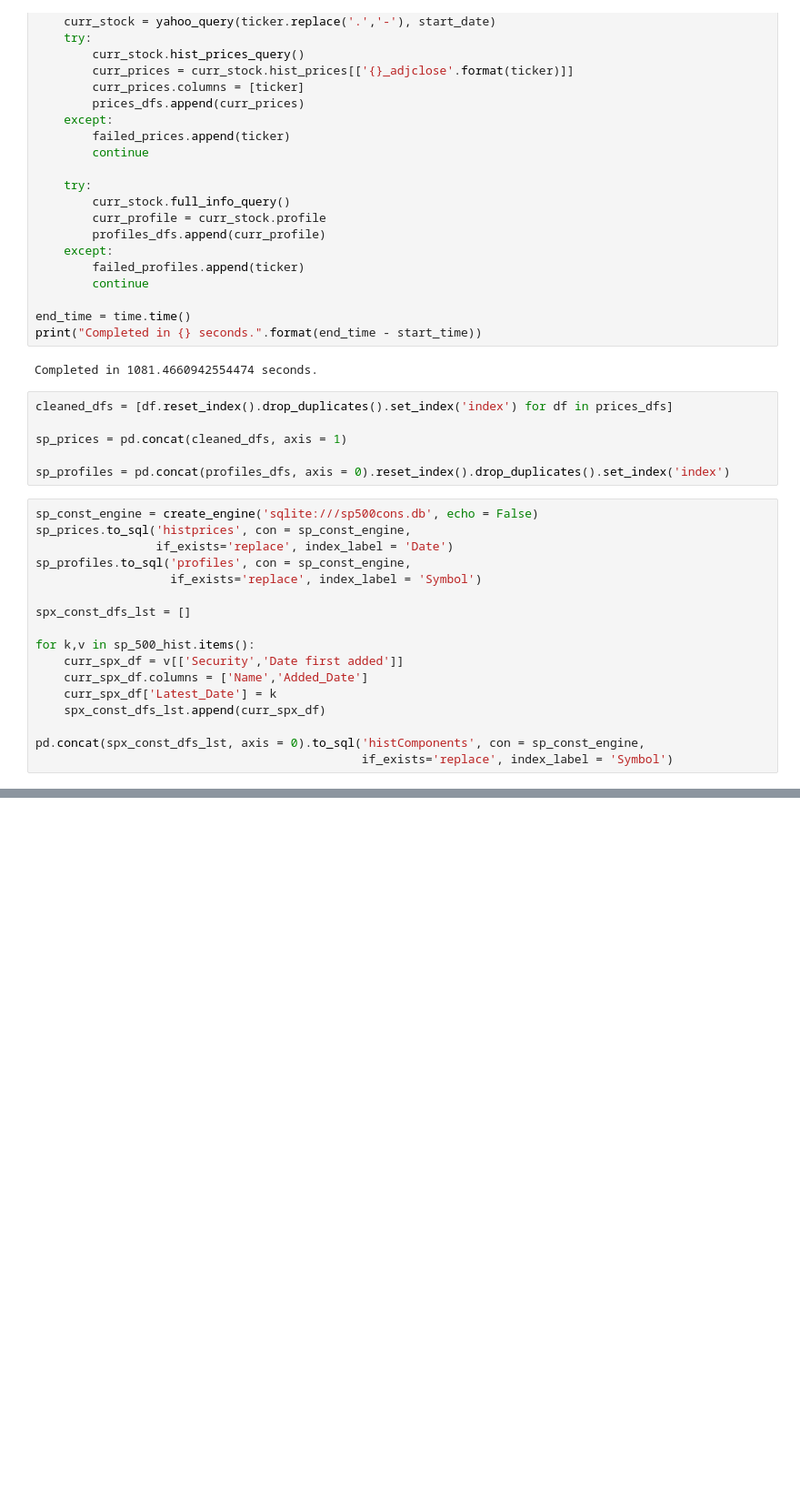
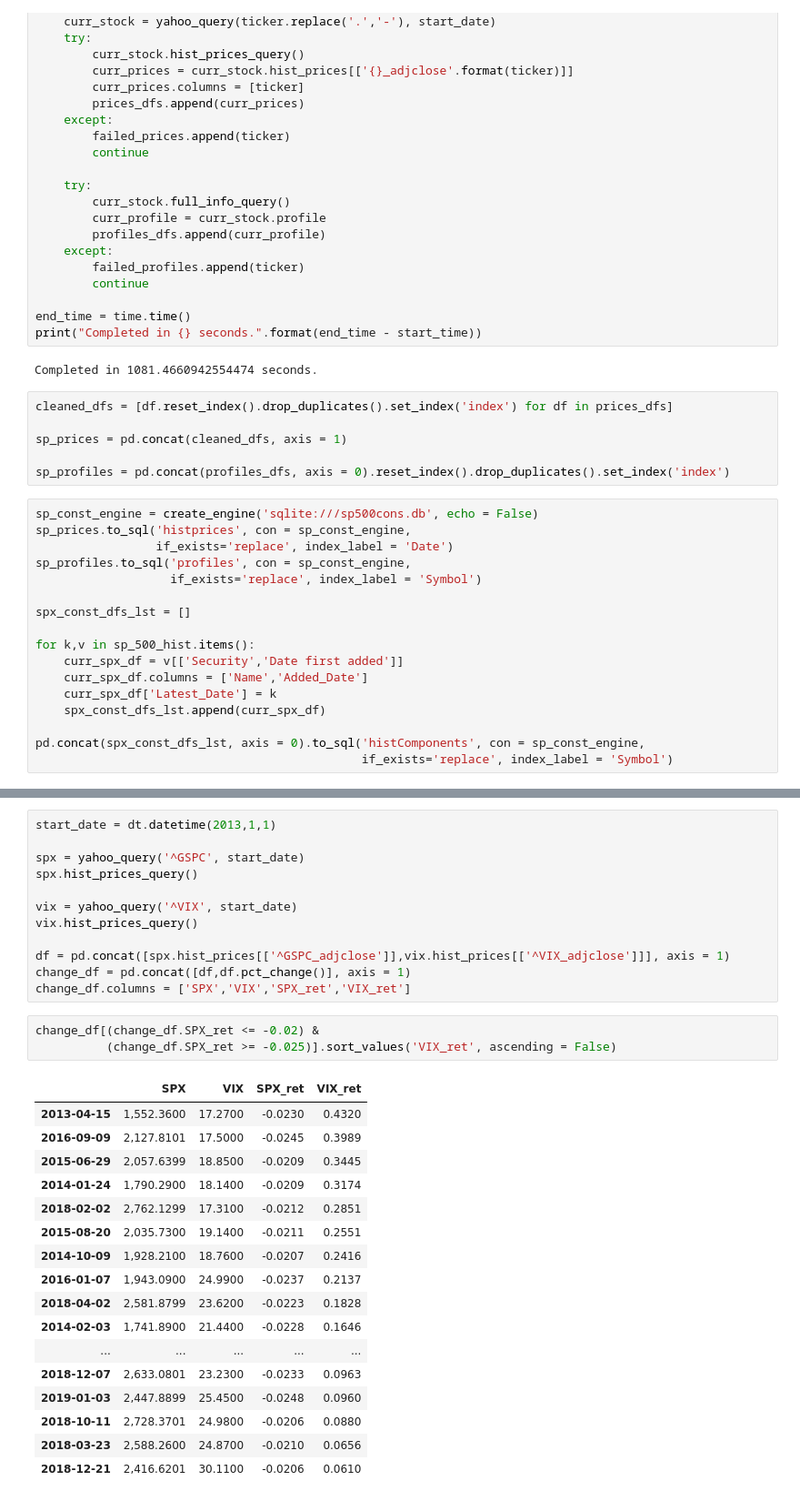
Before and after one commit to auto-d1dact/Trading, a Jupyter notebook: Notebooks/SPX Historical - Constituent Level.ipynb, the cells around one changed output, grey strips where cells are left out. Shown at 91% size. Drawn from its saved outputs; the diff is of its cells as text; blank space fills up the shorter version.

```diff
--- a/Notebooks/SPX Historical - Constituent Level.ipynb
+++ b/Notebooks/SPX Historical - Constituent Level.ipynb
@@ -196,0 +210,33 @@ failed_prices
+# %%
+start_date = dt.datetime(2013,1,1)
+
+spx = yahoo_query('^GSPC', start_date)
+spx.hist_prices_query()
+
+vix = yahoo_query('^VIX', start_date)
+vix.hist_prices_query()
+
+df = pd.concat([spx.hist_prices[['^GSPC_adjclose']],vix.hist_prices[['^VIX_adjclose']]], axis = 1)
+change_df = pd.concat([df,df.pct_change()], axis = 1)
+change_df.columns = ['SPX','VIX','SPX_ret','VIX_ret']
+# %%
+change_df[(change_df.SPX_ret <= -0.02) &
+          (change_df.SPX_ret >= -0.025)].sort_values('VIX_ret', ascending = False)
+# %% [output]
+|  | SPX | VIX | SPX_ret | VIX_ret |
+| 2013-04-15 | 1,552.3600 | 17.2700 | -0.0230 | 0.4320 |
+| 2016-09-09 | 2,127.8101 | 17.5000 | -0.0245 | 0.3989 |
+| 2015-06-29 | 2,057.6399 | 18.8500 | -0.0209 | 0.3445 |
+| 2014-01-24 | 1,790.2900 | 18.1400 | -0.0209 | 0.3174 |
+| 2018-02-02 | 2,762.1299 | 17.3100 | -0.0212 | 0.2851 |
+| 2015-08-20 | 2,035.7300 | 19.1400 | -0.0211 | 0.2551 |
+| 2014-10-09 | 1,928.2100 | 18.7600 | -0.0207 | 0.2416 |
+| 2016-01-07 | 1,943.0900 | 24.9900 | -0.0237 | 0.2137 |
+| 2018-04-02 | 2,581.8799 | 23.6200 | -0.0223 | 0.1828 |
+| 2014-02-03 | 1,741.8900 | 21.4400 | -0.0228 | 0.1646 |
+| ... | ... | ... | ... | ... |
+| 2018-12-07 | 2,633.0801 | 23.2300 | -0.0233 | 0.0963 |
+| 2019-01-03 | 2,447.8899 | 25.4500 | -0.0248 | 0.0960 |
+| 2018-10-11 | 2,728.3701 | 24.9800 | -0.0206 | 0.0880 |
+| 2018-03-23 | 2,588.2600 | 24.8700 | -0.0210 | 0.0656 |
+| 2018-12-21 | 2,416.6201 | 30.1100 | -0.0206 | 0.0610 |
```
Also changed, not shown: parts of 8 cells of this notebook.
